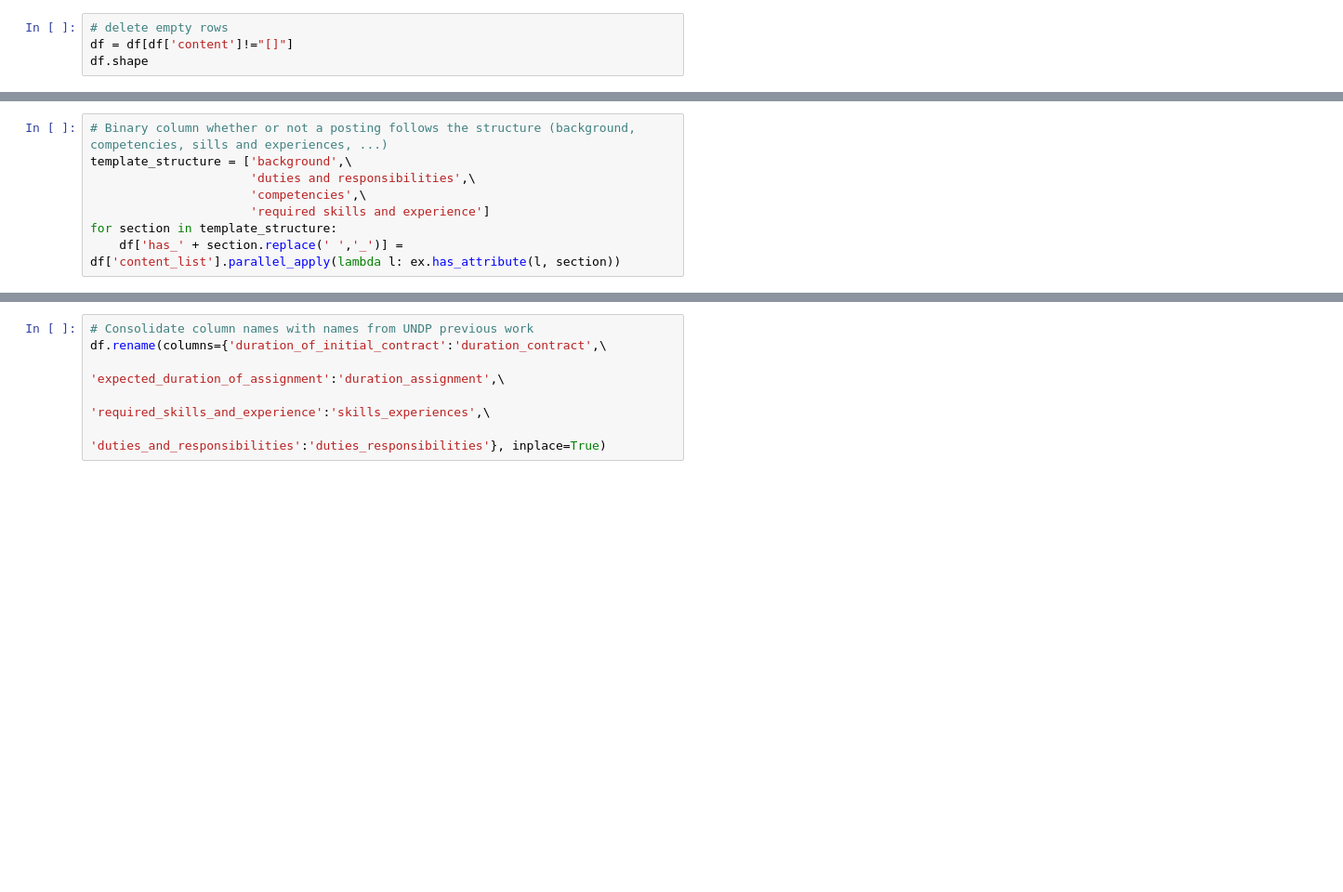
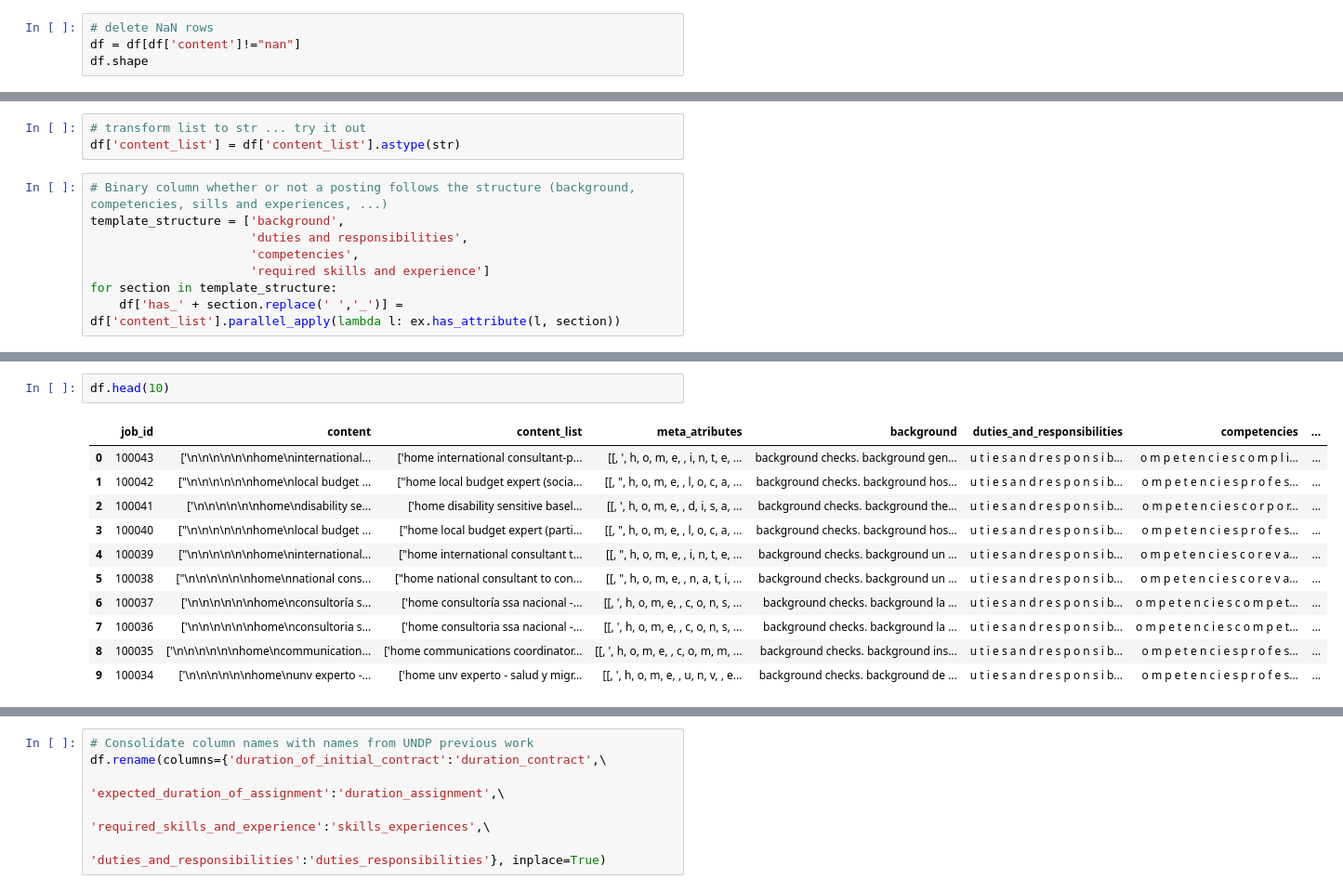
Before and after one commit to jonas-nothnagel/undp-jobs, a Jupyter notebook: notebooks/preprocess_data.ipynb, the cells around one changed output, grey strips where cells are left out. Shown: that part at 93% size. Drawn from its saved outputs; the diff is of its cells as text; blank space fills up the shorter version.

```diff
--- a/notebooks/preprocess_data.ipynb
+++ b/notebooks/preprocess_data.ipynb
@@ -42,4 +138,4 @@ df["content"]=df["content"].str.replace("{'content': ","").str.replace("}","")
 # %%
-# delete empty rows
-df = df[df['content']!="[]"]
+# delete NaN rows
+df = df[df['content']!="nan"]
 df.shape
@@ -52,8 +174,11 @@ df['content_list'] = df['content_list'].parallel_apply(lambda l: clean.clean_lis
+# %%
+# transform list to str ... try it out
+df['content_list'] = df['content_list'].astype(str)
 # %%
 # Binary column whether or not a posting follows the structure (background, competencies, sills and experiences, ...)
-template_structure = ['background',\
-                      'duties and responsibilities',\
-                      'competencies',\
+template_structure = ['background',
+                      'duties and responsibilities',
+                      'competencies',
                       'required skills and experience']
 for section in template_structure:
     df['has_' + section.replace(' ','_')] = df['content_list'].parallel_apply(lambda l: ex.has_attribute(l, section))
@@ -88 +228,15 @@ df['required_skills_and_experience'] = df['content_list'].parallel_apply(lambda
+# %%
+df.head(10)
+# %% [output]
+|  | job_id | content | content_list | meta_atributes | background | duties_and_responsibilities | competencies | ... |
+| 0 | 100043 | ['\n\n\n\n\n\nhome\ninternational... | ['home international consultant-p... | [[, ', h, o, m, e, , i, n, t, e, ... | background checks. background gen... | u t i e s a n d r e s p o n s i b... | o m p e t e n c i e s c o m p l i... | ... |
+| 1 | 100042 | ["\n\n\n\n\n\nhome\nlocal budget ... | ["home local budget expert (socia... | [[, ", h, o, m, e, , l, o, c, a, ... | background checks. background hos... | u t i e s a n d r e s p o n s i b... | o m p e t e n c i e s p r o f e s... | ... |
+| 2 | 100041 | ['\n\n\n\n\n\nhome\ndisability se... | ['home disability sensitive basel... | [[, ', h, o, m, e, , d, i, s, a, ... | background checks. background the... | u t i e s a n d r e s p o n s i b... | o m p e t e n c i e s c o r p o r... | ... |
+| 3 | 100040 | ["\n\n\n\n\n\nhome\nlocal budget ... | ["home local budget expert (parti... | [[, ", h, o, m, e, , l, o, c, a, ... | background checks. background hos... | u t i e s a n d r e s p o n s i b... | o m p e t e n c i e s p r o f e s... | ... |
+| 4 | 100039 | ["\n\n\n\n\n\nhome\ninternational... | ["home international consultant t... | [[, ", h, o, m, e, , i, n, t, e, ... | background checks. background un ... | u t i e s a n d r e s p o n s i b... | o m p e t e n c i e s c o r e v a... | ... |
+| 5 | 100038 | ["\n\n\n\n\n\nhome\nnational cons... | ["home national consultant to con... | [[, ", h, o, m, e, , n, a, t, i, ... | background checks. background un ... | u t i e s a n d r e s p o n s i b... | o m p e t e n c i e s c o r e v a... | ... |
+| 6 | 100037 | ['\n\n\n\n\n\nhome\nconsultoría s... | ['home consultoría ssa nacional -... | [[, ', h, o, m, e, , c, o, n, s, ... | background checks. background la ... | u t i e s a n d r e s p o n s i b... | o m p e t e n c i e s c o m p e t... | ... |
+| 7 | 100036 | ['\n\n\n\n\n\nhome\nconsultoria s... | ['home consultoria ssa nacional -... | [[, ', h, o, m, e, , c, o, n, s, ... | background checks. background la ... | u t i e s a n d r e s p o n s i b... | o m p e t e n c i e s c o m p e t... | ... |
+| 8 | 100035 | ['\n\n\n\n\n\nhome\ncommunication... | ['home communications coordinator... | [[, ', h, o, m, e, , c, o, m, m, ... | background checks. background ins... | u t i e s a n d r e s p o n s i b... | o m p e t e n c i e s p r o f e s... | ... |
+| 9 | 100034 | ['\n\n\n\n\n\nhome\nunv experto -... | ['home unv experto - salud y migr... | [[, ', h, o, m, e, , u, n, v, , e... | background checks. background de ... | u t i e s a n d r e s p o n s i b... | o m p e t e n c i e s p r o f e s... | ... |
 # %%
```
Also changed, not shown: parts of 32 cells of this notebook, 9 other files.
